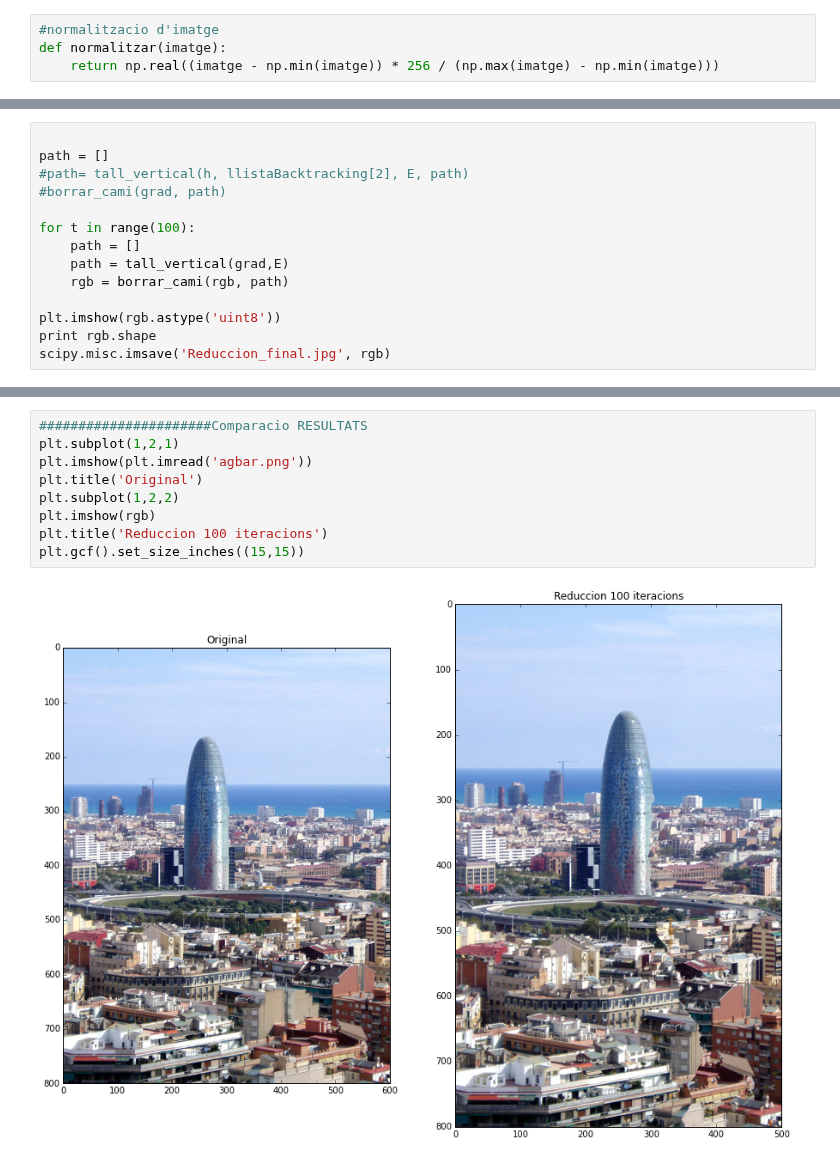
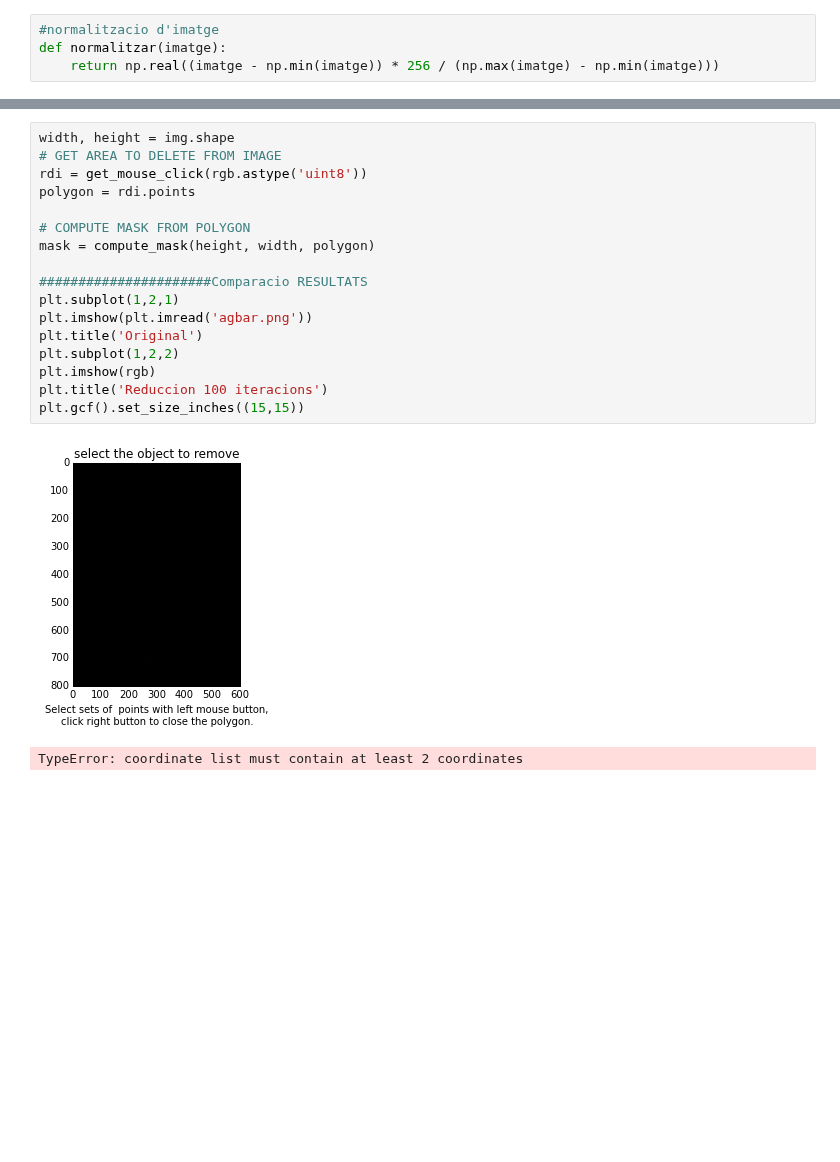
Before and after one commit to cnavas88/Image-Processing, a Jupyter notebook: practica3/Practica3_Eliminar.ipynb, the cells around one changed output, grey strips where cells are left out. Cells and saved outputs as stored; diff of their text form; blank space fills up the shorter version.

Commit message:
no funciona seleccionar una parte de la imagen, error en las coordenadas

```diff
--- a/practica3/Practica3_Eliminar.ipynb
+++ b/practica3/Practica3_Eliminar.ipynb
@@ -211,15 +206 @@ def borrar_cami (img, path):
     return img_retallada;
-# %%
-
-path = []
-#path= tall_vertical(h, llistaBacktracking[2], E, path)
-#borrar_cami(grad, path)
-
-for t in range(100):
-    path = []
-    path = tall_vertical(grad,E)
-    rgb = borrar_cami(rgb, path)
-
-plt.imshow(rgb.astype('uint8'))
-print rgb.shape
-scipy.misc.imsave('Reduccion_final.jpg', rgb)
@@ -229,11 +252,20 @@ scipy.misc.imsave('Reduccion_final.jpg', rgb)
 # %%
+width, height = img.shape
+# GET AREA TO DELETE FROM IMAGE
+rdi = get_mouse_click(rgb.astype('uint8'))
+polygon = rdi.points
+
+# COMPUTE MASK FROM POLYGON
+mask = compute_mask(height, width, polygon)
+
 ######################Comparacio RESULTATS
 plt.subplot(1,2,1)
 plt.imshow(plt.imread('agbar.png'))
 plt.title('Original')
 plt.subplot(1,2,2)
 plt.imshow(rgb)
 plt.title('Reduccion 100 iteracions')
 plt.gcf().set_size_inches((15,15))
 # %% [output]
-[figure, old version]
+[figure, new version]
+TypeError: coordinate list must contain at least 2 coordinates
```
Also changed, not shown: parts of 10 cells of this notebook, 1 other file.
